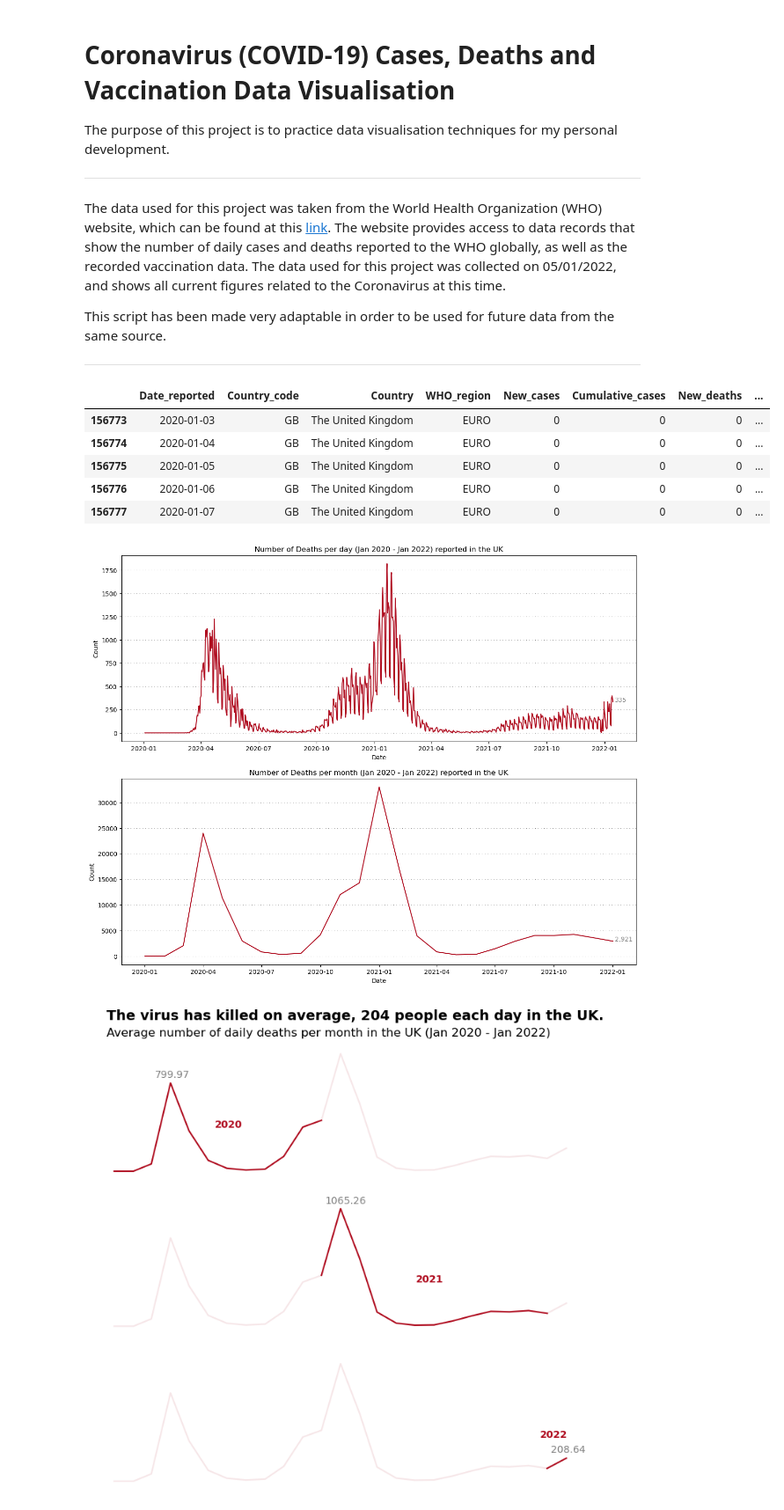
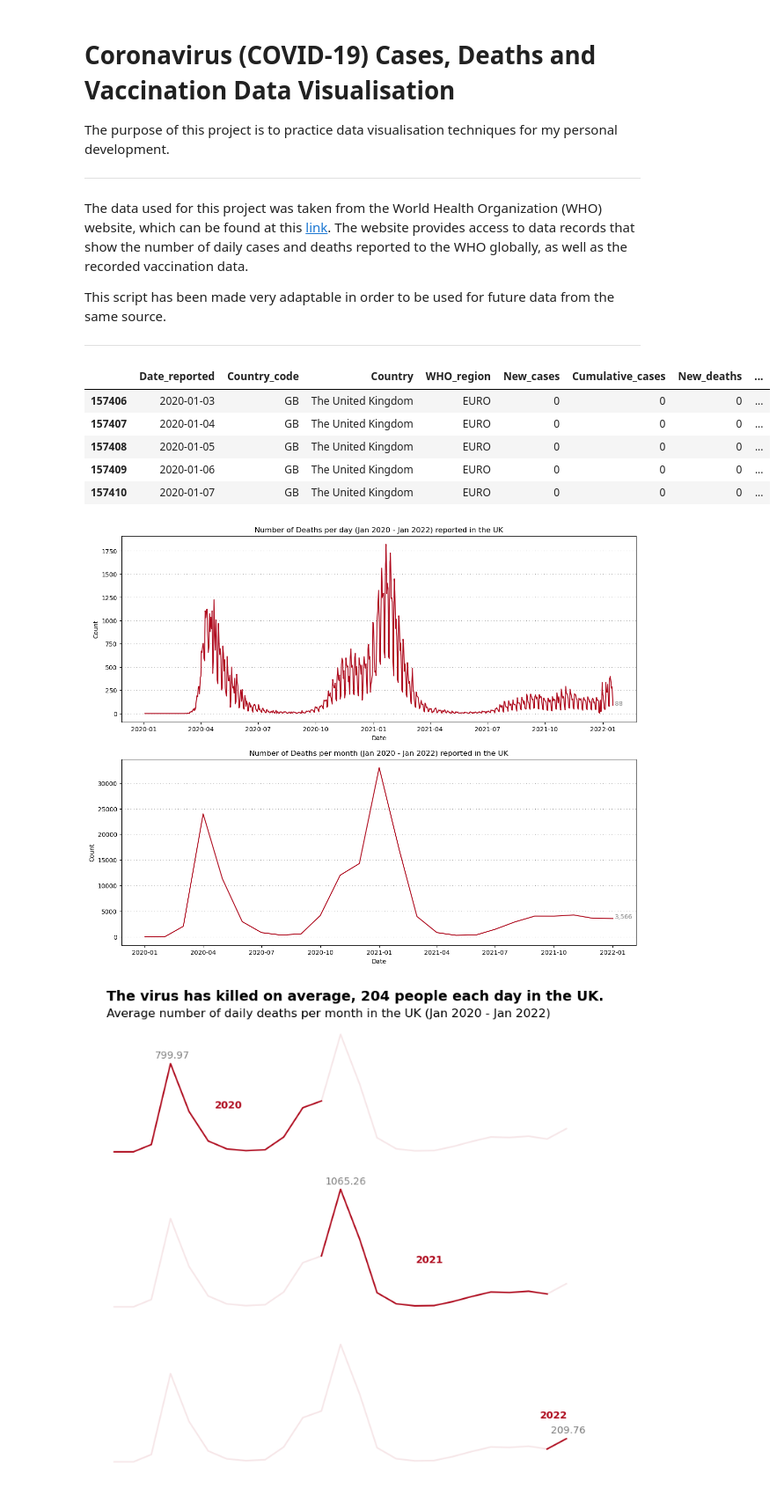
Before and after one commit to joel-pearson/visualisation-practice, a Jupyter notebook: covid-19-visual-practice.ipynb, the cells around one changed output. Shown: that part at 88% size. Cells and saved outputs as stored; diff of their text form; code cells hidden in the pictures.

```diff
--- a/covid-19-visual-practice.ipynb
+++ b/covid-19-visual-practice.ipynb
@@ -5,7 +5,7 @@ The purpose of this project is to practice data visualisation techniques for my
 
 ---
 
-The data used for this project was taken from the World Health Organization (WHO) website, which can be found at this [link](https://covid19.who.int/). The website provides access to data records that show the number of daily cases and deaths reported to the WHO globally, as well as the recorded vaccination data. The data used for this project was collected on 05/01/2022, and shows all current figures related to the Coronavirus at this time.
+The data used for this project was taken from the World Health Organization (WHO) website, which can be found at this [link](https://covid19.who.int/). The website provides access to data records that show the number of daily cases and deaths reported to the WHO globally, as well as the recorded vaccination data.
 
 This script has been made very adaptable in order to be used for future data from the same source.
 
@@ -13,25 +13,25 @@ This script has been made very adaptable in order to be used for future data fro
 # %%
 import pandas as pd
 
 # read dataset
-data = pd.read_csv('data/WHO-COVID-19-global-data-(14.01.22).csv')
+data = pd.read_csv('data/WHO-COVID-19-global-data-(17.01.22).csv')
 
 # convert 'Date_reported' column to datetime object types
 data['Date_reported'] = pd.to_datetime(data['Date_reported'])
 
 # replace negative values with 0
 data._get_numeric_data()[data._get_numeric_data() < 0] = 0
 
 # isolate UK data
 data_uk = data[data['Country'] == 'The United Kingdom']
 data_uk.head()
 # %% [output]
 |  | Date_reported | Country_code | Country | WHO_region | New_cases | Cumulative_cases | New_deaths | ... |
-| 156773 | 2020-01-03 | GB | The United Kingdom | EURO | 0 | 0 | 0 | ... |
-| 156774 | 2020-01-04 | GB | The United Kingdom | EURO | 0 | 0 | 0 | ... |
-| 156775 | 2020-01-05 | GB | The United Kingdom | EURO | 0 | 0 | 0 | ... |
-| 156776 | 2020-01-06 | GB | The United Kingdom | EURO | 0 | 0 | 0 | ... |
-| 156777 | 2020-01-07 | GB | The United Kingdom | EURO | 0 | 0 | 0 | ... |
+| 157406 | 2020-01-03 | GB | The United Kingdom | EURO | 0 | 0 | 0 | ... |
+| 157407 | 2020-01-04 | GB | The United Kingdom | EURO | 0 | 0 | 0 | ... |
+| 157408 | 2020-01-05 | GB | The United Kingdom | EURO | 0 | 0 | 0 | ... |
+| 157409 | 2020-01-06 | GB | The United Kingdom | EURO | 0 | 0 | 0 | ... |
+| 157410 | 2020-01-07 | GB | The United Kingdom | EURO | 0 | 0 | 0 | ... |
 # %%
 import matplotlib.pyplot as plt
 import matplotlib.dates as mdates
@@ -75,7 +75,7 @@ plt.text(x_co+3, y_co, format(y_co, ','), alpha=0.5)
 
 plt.show()
 # %% [output]
-[figure, old version]
+[figure, new version]
 # %%
 # create dataframe containing the average number of cases and deaths per month
 data_uk_month_avg = data_uk.copy()
```
Also changed, not shown: parts of 5 cells of this notebook, 5 other files.
